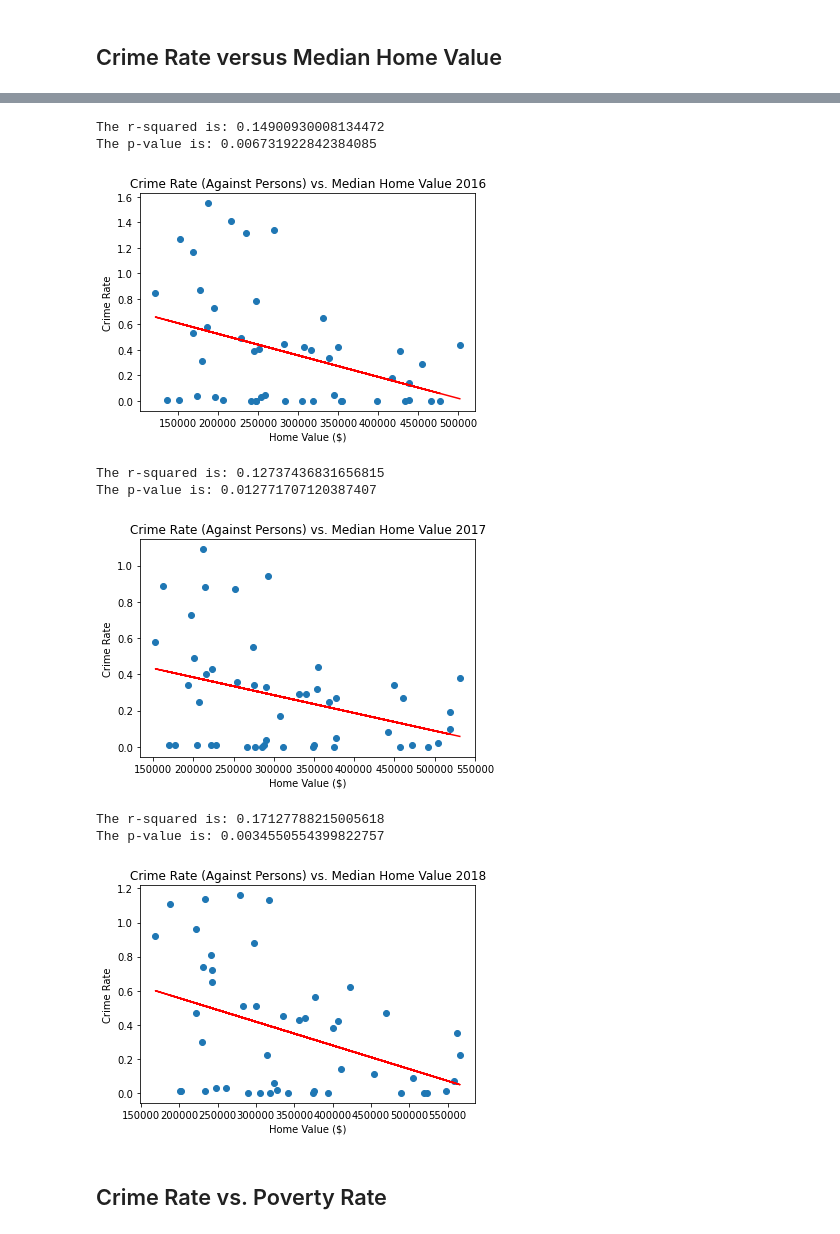
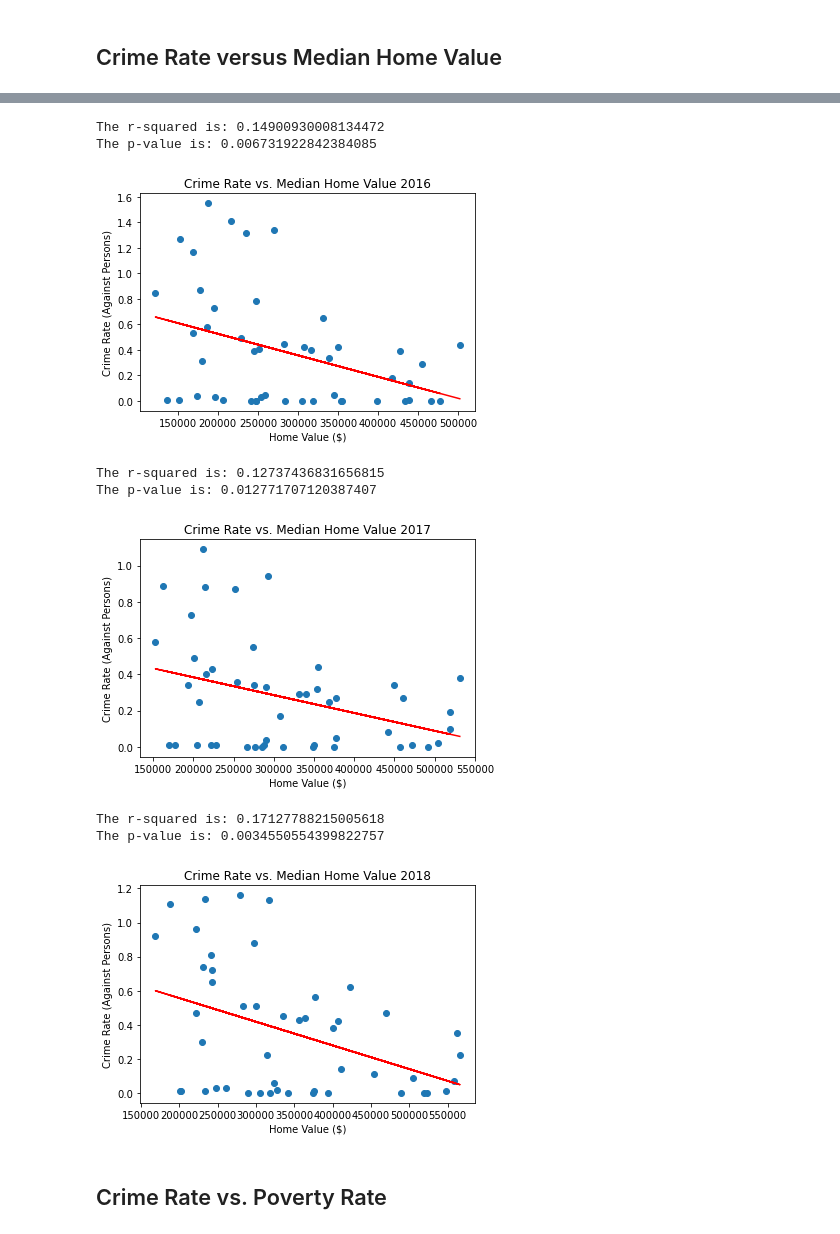
Before and after one commit to sean-galloway/Crime_and_Poverty, a Jupyter notebook: ScatterRegress_CrimeRate_HV_PV.ipynb, the cells around one changed output, grey strips where cells are left out. Drawn from its saved outputs; the diff is of its cells as text; code cells hidden in the pictures.

```diff
--- a/ScatterRegress_CrimeRate_HV_PV.ipynb
+++ b/ScatterRegress_CrimeRate_HV_PV.ipynb
@@ -135,21 +135,21 @@ The p-value is: 0.013667049949399032
 # %%
-plot_linear_regression(no_outlier_mp_df["2016"]["Median Home Value"], no_outlier_mp_df["2016"]["Crime Rate"], "Home Value ($)", "Crime Rate", "Crime Rate (Against Persons) vs. Median Home Value 2016", "./Images/cvh2016.png")
+plot_linear_regression(no_outlier_mp_df["2016"]["Median Home Value"], no_outlier_mp_df["2016"]["Crime Rate"], "Home Value ($)", "Crime Rate (Against Persons)", "Crime Rate vs. Median Home Value 2016", "./Images/cvh2016.png")
 # %% [output]
 The r-squared is: 0.14900930008134472
 The p-value is: 0.006731922842384085
-[figure, old version]
+[figure, new version]
 # %%
-plot_linear_regression(no_outlier_mp_df["2017"]["Median Home Value"], no_outlier_mp_df["2017"]["Crime Rate"], "Home Value ($)", "Crime Rate", "Crime Rate (Against Persons) vs. Median Home Value 2017", "./Images/cvh2017.png")
+plot_linear_regression(no_outlier_mp_df["2017"]["Median Home Value"], no_outlier_mp_df["2017"]["Crime Rate"], "Home Value ($)", "Crime Rate (Against Persons)", "Crime Rate vs. Median Home Value 2017", "./Images/cvh2017.png")
 # %% [output]
 The r-squared is: 0.12737436831656815
 The p-value is: 0.012771707120387407
-[figure, old version]
+[figure, new version]
 # %%
-plot_linear_regression(no_outlier_mp_df["2018"]["Median Home Value"], no_outlier_mp_df["2018"]["Crime Rate"], "Home Value ($)", "Crime Rate", "Crime Rate (Against Persons) vs. Median Home Value 2018", "./Images/cvh2018.png")
+plot_linear_regression(no_outlier_mp_df["2018"]["Median Home Value"], no_outlier_mp_df["2018"]["Crime Rate"], "Home Value ($)", "Crime Rate (Against Persons)", "Crime Rate vs. Median Home Value 2018", "./Images/cvh2018.png")
 # %% [output]
 The r-squared is: 0.17127788215005618
 The p-value is: 0.0034550554399822757
-[figure, old version]
+[figure, new version]
 # %% [markdown]
 ## Crime Rate vs. Poverty Rate
 # %%
```
Also changed, not shown: parts of 9 cells of this notebook, 13 other files.
